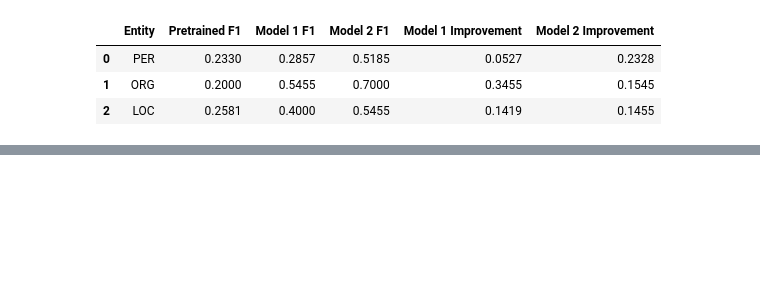
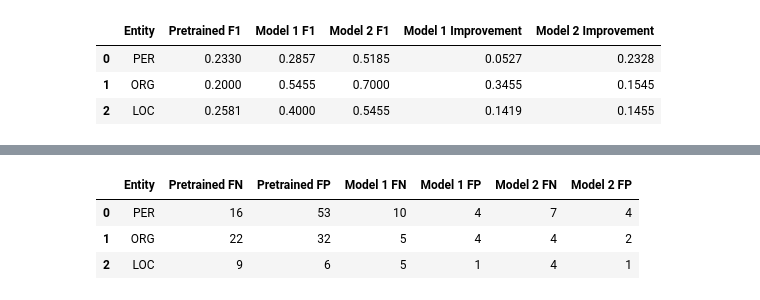
Before and after one commit to marcelalozano27-ship-it/Assignment4_Fong_Marcela, a Jupyter notebook: Assignment_4.ipynb, the cells around one changed output, grey strips where cells are left out. Cells and saved outputs as stored; diff of their text form; code cells hidden in the pictures; blank space fills up the shorter version.

```diff
--- a/Assignment_4.ipynb
+++ b/Assignment_4.ipynb
@@ -1537,0 +1910,47 @@ comparison_df
+# %%
+error_comparison = pd.DataFrame({
+    "Entity": ["PER", "ORG", "LOC"],
+
+    "Pretrained FN": [
+        fn_by_label["PER"],
+        fn_by_label["ORG"],
+        fn_by_label["LOC"]
+    ],
+
+    "Pretrained FP": [
+        fp_by_label["PER"],
+        fp_by_label["ORG"],
+        fp_by_label["LOC"]
+    ],
+
+    "Model 1 FN": [
+        fn_by_label_model1["PER"],
+        fn_by_label_model1["ORG"],
+        fn_by_label_model1["LOC"]
+    ],
+
+    "Model 1 FP": [
+        fp_by_label_model1["PER"],
+        fp_by_label_model1["ORG"],
+        fp_by_label_model1["LOC"]
+    ],
+
+    "Model 2 FN": [
+        fn_by_label_model2["PER"],
+        fn_by_label_model2["ORG"],
+        fn_by_label_model2["LOC"]
+    ],
+
+    "Model 2 FP": [
+        fp_by_label_model2["PER"],
+        fp_by_label_model2["ORG"],
+        fp_by_label_model2["LOC"]
+    ]
+})
+
+error_comparison
+# %% [output]
+|  | Entity | Pretrained FN | Pretrained FP | Model 1 FN | Model 1 FP | Model 2 FN | Model 2 FP |
+| 0 | PER | 16 | 53 | 10 | 4 | 7 | 4 |
+| 1 | ORG | 22 | 32 | 5 | 4 | 4 | 2 |
+| 2 | LOC | 9 | 6 | 5 | 1 | 4 | 1 |
```
Also changed, not shown: parts of 12 cells of this notebook.
